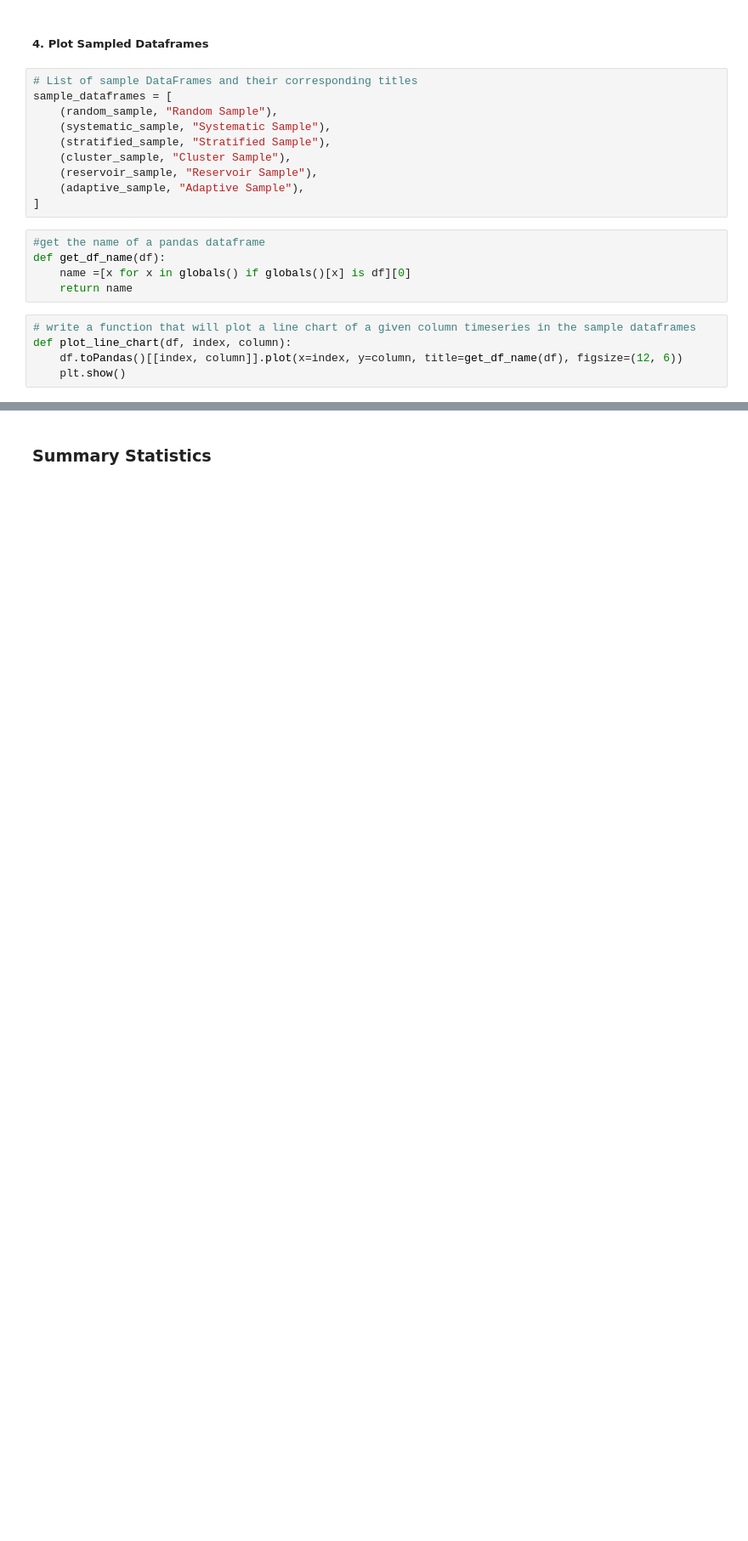
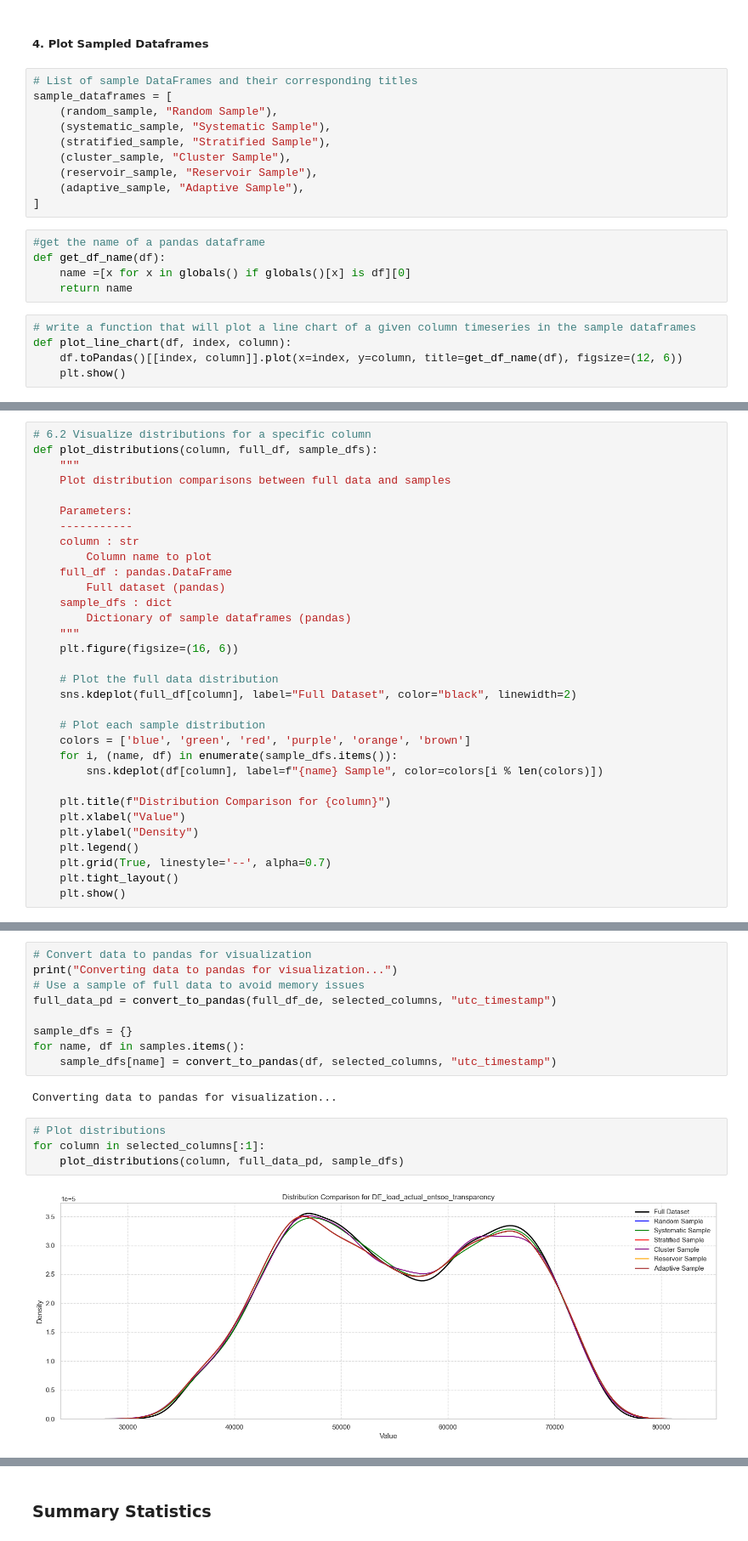
Before and after one commit to sliaros/pyspark_jupyter_energy_analysis, a Jupyter notebook: pyspark_energy_analysis.ipynb, the cells around one changed output, grey strips where cells are left out. Shown at 85% size. Saved outputs shown, nothing was run; the diff lists cells and outputs as text; blank space fills up the shorter version.

```diff
--- a/pyspark_energy_analysis.ipynb
+++ b/pyspark_energy_analysis.ipynb
@@ -784,0 +949,32 @@ for _df, _title in sample_dataframes:
+# %%
+# 6.2 Visualize distributions for a specific column
+def plot_distributions(column, full_df, sample_dfs):
+    """
+    Plot distribution comparisons between full data and samples
+
+    Parameters:
+    -----------
+    column : str
+        Column name to plot
+    full_df : pandas.DataFrame
+        Full dataset (pandas)
+    sample_dfs : dict
+        Dictionary of sample dataframes (pandas)
+    """
+    plt.figure(figsize=(16, 6))
+
+    # Plot the full data distribution
+    sns.kdeplot(full_df[column], label="Full Dataset", color="black", linewidth=2)
+
+    # Plot each sample distribution
+    colors = ['blue', 'green', 'red', 'purple', 'orange', 'brown']
+    for i, (name, df) in enumerate(sample_dfs.items()):
+        sns.kdeplot(df[column], label=f"{name} Sample", color=colors[i % len(colors)])
+
+    plt.title(f"Distribution Comparison for {column}")
+    plt.xlabel("Value")
+    plt.ylabel("Density")
+    plt.legend()
+    plt.grid(True, linestyle='--', alpha=0.7)
+    plt.tight_layout()
+    plt.show()
@@ -784,0 +1054,17 @@ for _df, _title in sample_dataframes:
+# %%
+# Convert data to pandas for visualization
+print("Converting data to pandas for visualization...")
+# Use a sample of full data to avoid memory issues
+full_data_pd = convert_to_pandas(full_df_de, selected_columns, "utc_timestamp")
+
+sample_dfs = {}
+for name, df in samples.items():
+    sample_dfs[name] = convert_to_pandas(df, selected_columns, "utc_timestamp")
+# %% [output]
+Converting data to pandas for visualization...
+# %%
+# Plot distributions
+for column in selected_columns[:1]:
+    plot_distributions(column, full_data_pd, sample_dfs)
+# %% [output]
+[figure, added]
```
Also changed, not shown: parts of 43 cells of this notebook.
